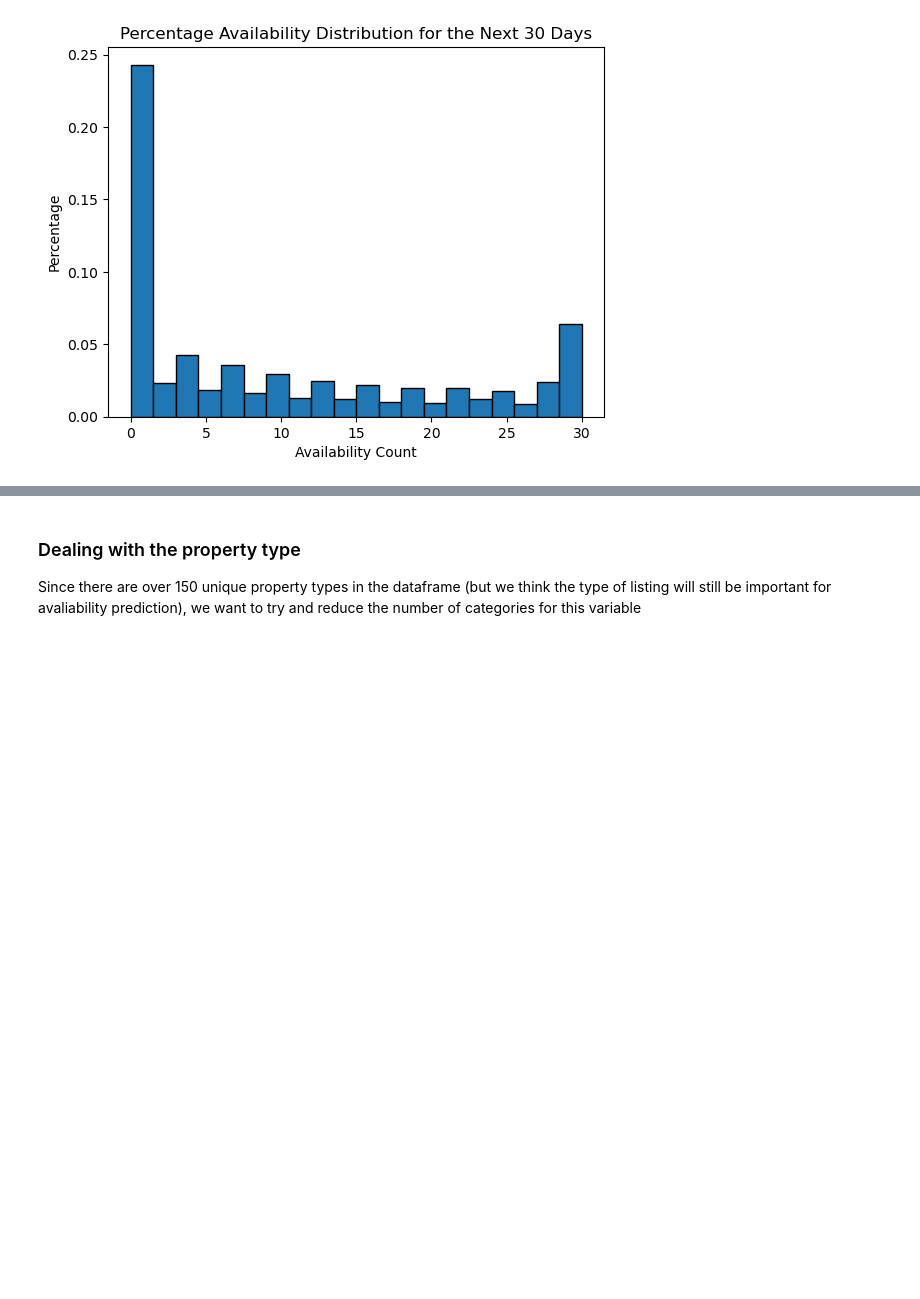
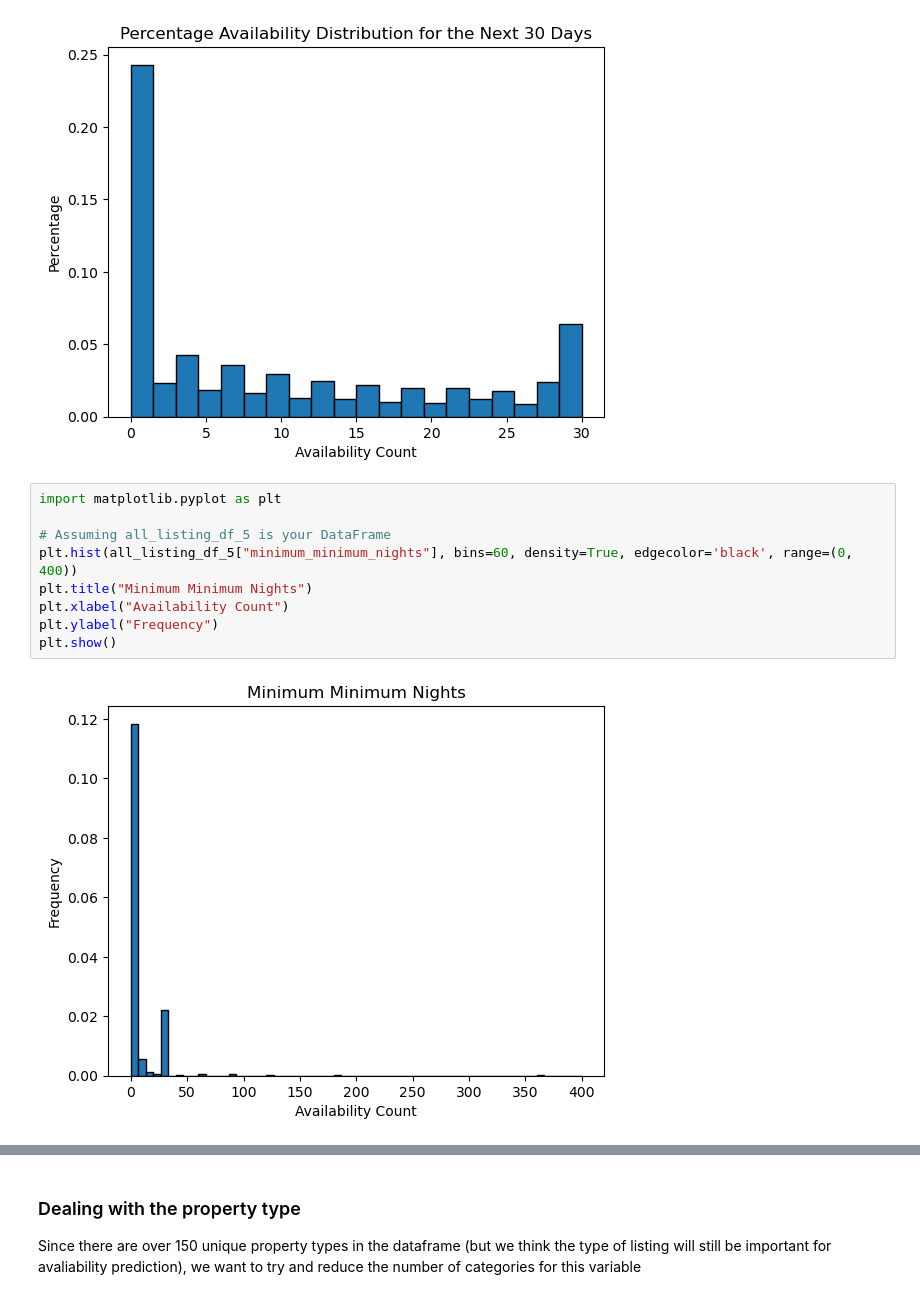
Before and after one commit to chidima-asika/touristic-properties-analysis, a Jupyter notebook: the_code.ipynb, the cells around one changed output, grey strips where cells are left out. Saved outputs shown, nothing was run; the diff lists cells and outputs as text; blank space fills up the shorter version.

```diff
--- a/the_code.ipynb
+++ b/the_code.ipynb
@@ -347,3 +347,14 @@ plt.ylabel("Percentage")
 plt.show()
 # %% [output]
 [figure]
+# %%
+import matplotlib.pyplot as plt
+
+# Assuming all_listing_df_5 is your DataFrame
+plt.hist(all_listing_df_5["minimum_minimum_nights"], bins=60, density=True, edgecolor='black', range=(0, 400))
+plt.title("Minimum Minimum Nights")
+plt.xlabel("Availability Count")
+plt.ylabel("Frequency")
+plt.show()
+# %% [output]
+[figure, added]
```
Also changed, not shown: parts of 6 cells of this notebook, 2 other files.
